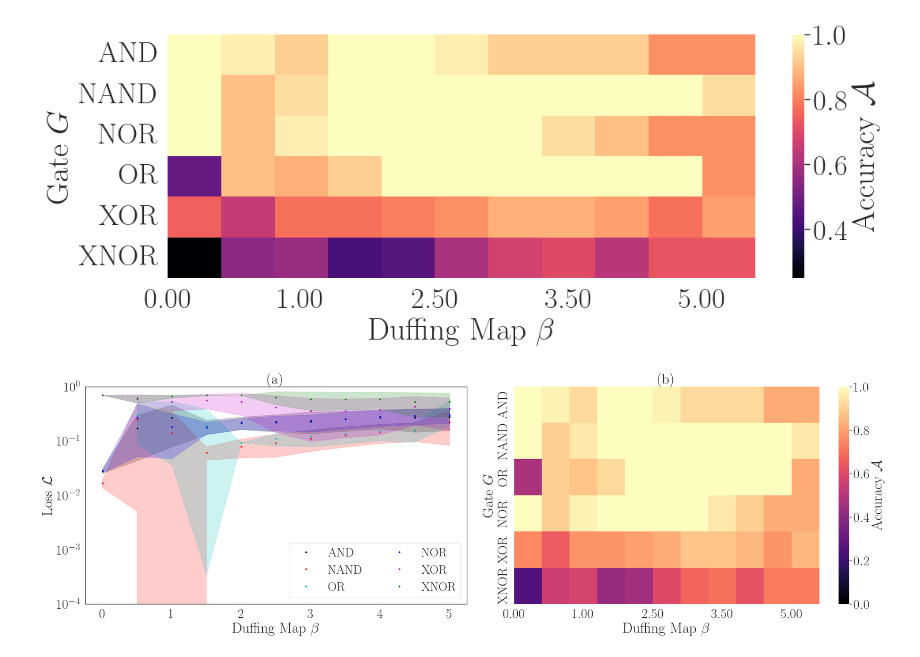
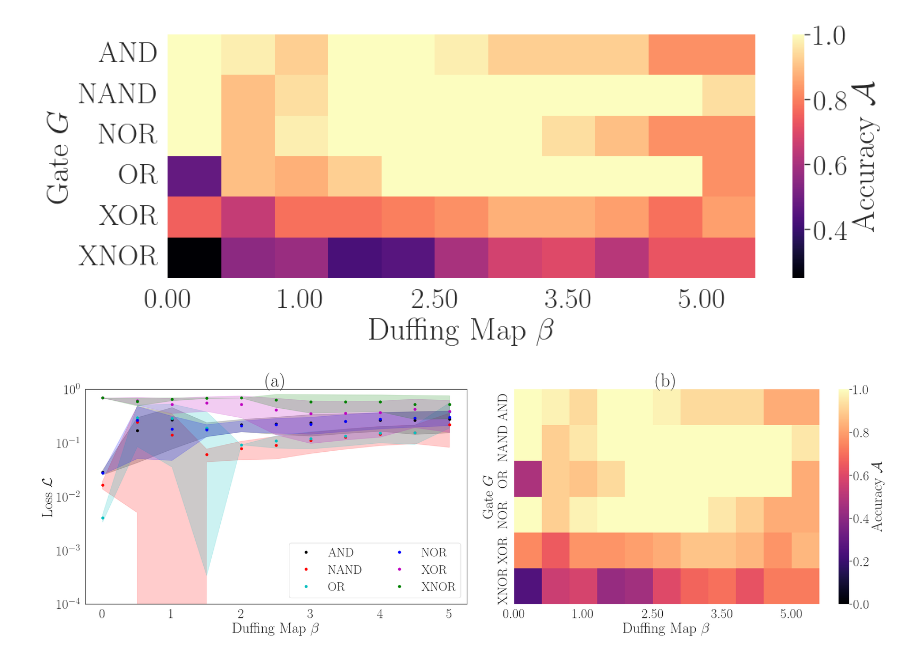
Before and after one commit to NonlinearArtificialIntelligenceLab/ChaoGateNN, a Jupyter notebook: nbs/duffing_plotter.ipynb, the cells around one changed output. Saved outputs shown, nothing was run; the diff lists cells and outputs as text; code cells hidden in the pictures.

```diff
--- a/nbs/duffing_plotter.ipynb
+++ b/nbs/duffing_plotter.ipynb
@@ -100,32 +102,36 @@ process_metrics(XNOR_metrics, xnor_metric_dict)
 
 # Calculate average and standard deviation for each gate
 average_NAND_metric = {
-    key: np.mean(nand_metric_dict[key], axis=0) for key in nand_metric_dict
+    key: np.nanmean(nand_metric_dict[key], axis=0) for key in nand_metric_dict
 }
 std_NAND_metric = {
-    key: np.std(nand_metric_dict[key], axis=0) for key in nand_metric_dict
+    key: np.nanstd(nand_metric_dict[key], axis=0) for key in nand_metric_dict
 }
 
 average_NOR_metric = {
-    key: np.mean(nor_metric_dict[key], axis=0) for key in nor_metric_dict
+    key: np.nanmean(nor_metric_dict[key], axis=0) for key in nor_metric_dict
 }
-std_NOR_metric = {key: np.std(nor_metric_dict[key], axis=0) for key in nor_metric_dict}
+std_NOR_metric = {
+    key: np.nanstd(nor_metric_dict[key], axis=0) for key in nor_metric_dict
+}
 
 average_OR_metric = {
-    key: np.mean(or_metric_dict[key], axis=0) for key in or_metric_dict
+    key: np.nanmean(or_metric_dict[key], axis=0) for key in or_metric_dict
 }
-std_OR_metric = {key: np.std(or_metric_dict[key], axis=0) for key in or_metric_dict}
+std_OR_metric = {key: np.nanstd(or_metric_dict[key], axis=0) for key in or_metric_dict}
 
 average_XOR_metric = {
-    key: np.mean(xor_metric_dict[key], axis=0) for key in xor_metric_dict
+    key: np.nanmean(xor_metric_dict[key], axis=0) for key in xor_metric_dict
 }
-std_XOR_metric = {key: np.std(xor_metric_dict[key], axis=0) for key in xor_metric_dict}
+std_XOR_metric = {
+    key: np.nanstd(xor_metric_dict[key], axis=0) for key in xor_metric_dict
+}
 
 average_XNOR_metric = {
-    key: np.mean(xnor_metric_dict[key], axis=0) for key in xnor_metric_dict
+    key: np.nanmean(xnor_metric_dict[key], axis=0) for key in xnor_metric_dict
 }
 std_XNOR_metric = {
-    key: np.std(xnor_metric_dict[key], axis=0) for key in xnor_metric_dict
+    key: np.nanstd(xnor_metric_dict[key], axis=0) for key in xnor_metric_dict
 }
 # %%
 # Plot final metrics for all gates
@@ -428,7 +434,7 @@ fig, (ax1, ax3) = plt.subplots(1, 2, figsize=(24, 8))
 
 # AND gate
 ax1.plot(
-    beta_list, [average_AND_metric[a][-1][1] for a in beta_list], "k.", label="AND"
+    beta_list, [average_AND_metric[a][-1][1] for a in beta_list], "ko", label="AND"
 )
 ax1.fill_between(
     beta_list,
@@ -440,7 +446,7 @@ ax1.fill_between(
 
 # NAND gate
 ax1.plot(
-    beta_list, [average_NAND_metric[a][-1][1] for a in beta_list], "r.", label="NAND"
+    beta_list, [average_NAND_metric[a][-1][1] for a in beta_list], "ro", label="NAND"
 )
 ax1.fill_between(
     beta_list,
@@ -451,7 +457,7 @@ ax1.fill_between(
 )
 
 # OR gate
-ax1.plot(beta_list, [average_OR_metric[a][-1][1] for a in beta_list], "c.", label="OR")
+ax1.plot(beta_list, [average_OR_metric[a][-1][1] for a in beta_list], "co", label="OR")
 ax1.fill_between(
     beta_list,
     [average_OR_metric[a][-1][1] - std_OR_metric[a][-1][1] for a in beta_list],
@@ -462,7 +468,7 @@ ax1.fill_between(
 
 # NOR gate
 ax1.plot(
-    beta_list, [average_NOR_metric[a][-1][1] for a in beta_list], "b.", label="NOR"
+    beta_list, [average_NOR_metric[a][-1][1] for a in beta_list], "bo", label="NOR"
 )
 ax1.fill_between(
     beta_list,
@@ -474,7 +480,7 @@ ax1.fill_between(
 
 # XOR gate
 ax1.plot(
-    beta_list, [average_XOR_metric[a][-1][1] for a in beta_list], "m.", label="XOR"
+    beta_list, [average_XOR_metric[a][-1][1] for a in beta_list], "mo", label="XOR"
 )
 ax1.fill_between(
     beta_list,
@@ -486,7 +492,7 @@ ax1.fill_between(
 
 # XNOR gate
 ax1.plot(
-    beta_list, [average_XNOR_metric[a][-1][1] for a in beta_list], "g.", label="XNOR"
+    beta_list, [average_XNOR_metric[a][-1][1] for a in beta_list], "go", label="XNOR"
 )
 ax1.fill_between(
     beta_list,
@@ -503,7 +509,7 @@ ax1.set_ylim(0.0001, 1)
 # Labels and title for the first plot
 ax1.set_xlabel("Duffing Map $\\beta$")
 ax1.set_ylabel("Loss $\\mathcal{L}$")
-ax1.set_title("(a)")
+ax1.set_title("(a)", fontsize=36)
 ax1.legend(loc="best", fontsize=24, ncols=2)
 # # Create separate legends for loss and accuracy
 # loss_legend = ax1.legend(
@@ -529,32 +535,32 @@ accuracy_matrix = np.zeros((len(gates), len(beta_list)))
 for i, gate in enumerate(gates):
     for j, a in enumerate(beta_list):
         if a in metrics_dict[gate]:
             accuracy_matrix[i, j] = metrics_dict[gate][a][-1][
                 2
             ]  # Accuracy is at index 2
 
 # Plot the matrix
 sns.heatmap(
     accuracy_matrix,
     yticklabels=gates,
     cmap="magma",
     ax=ax3,
     cbar_kws={"label": "Accuracy $\\mathcal{A}$"},
     vmin=0,
     vmax=1,
 )
 ax3.set_xlabel("Duffing Map $\\beta$")
 ax3.set_xticks(np.linspace(0, len(beta_list) - 1, 5))
 ax3.set_xticklabels(
     [f"{beta_list[int(i)]:.2f}" for i in np.linspace(0, len(beta_list) - 1, 5)]
 )
 ax3.set_ylabel("Gate $G$")
-ax3.set_title("(b)")
+ax3.set_title("(b)", fontsize=36)
 
 plt.tight_layout()
 plt.savefig("../figures/duffing_combined_plot.png", dpi=300, bbox_inches="tight")
 plt.savefig("../figures/duffing_combined_plot.pdf", dpi=300, bbox_inches="tight")
 plt.savefig("../figures/duffing_combined_plot.svg", dpi=300, bbox_inches="tight")
 plt.show()
 # %% [output]
-[figure, old version]
+[figure, new version]
```
Also changed, not shown: parts of 2 cells of this notebook, 3 other files.
